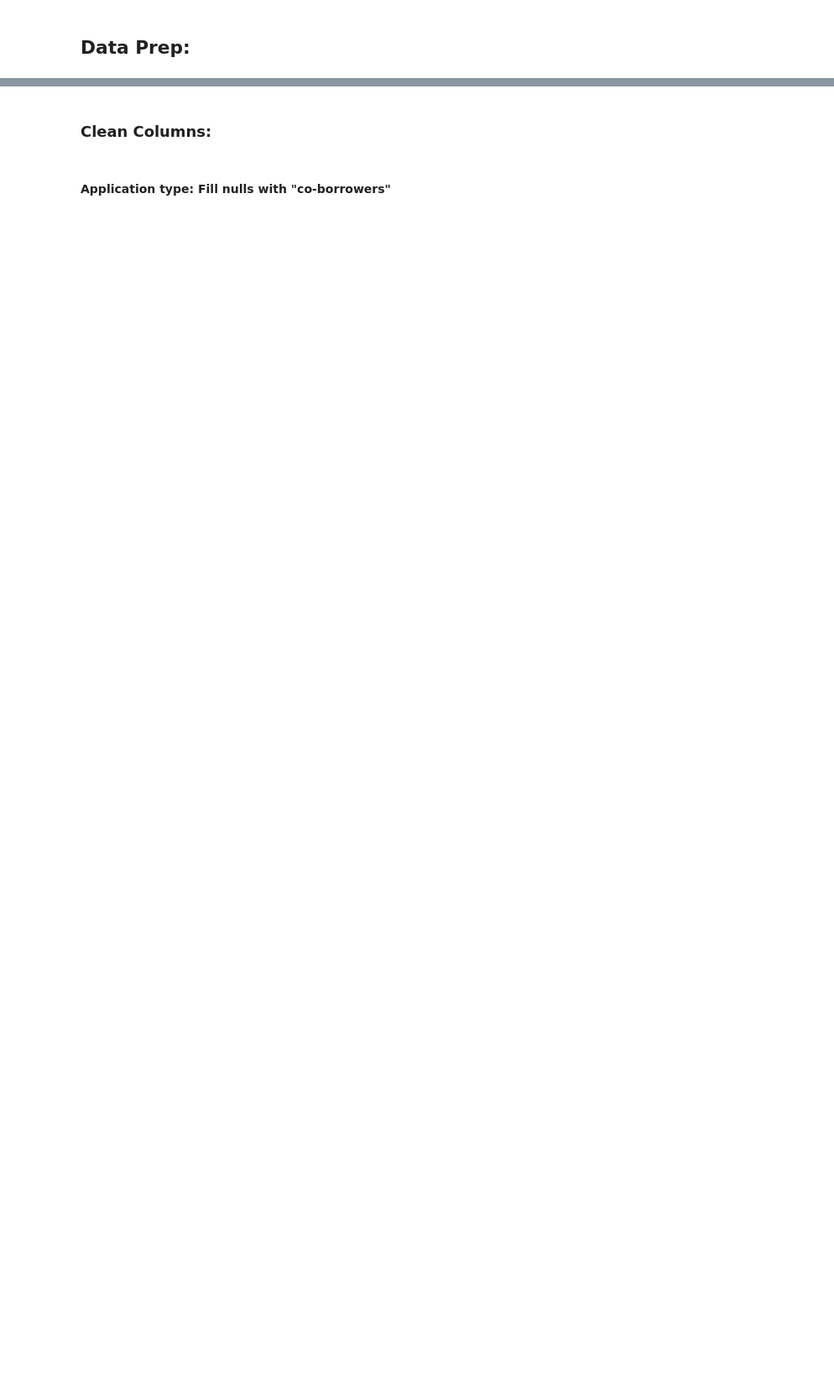
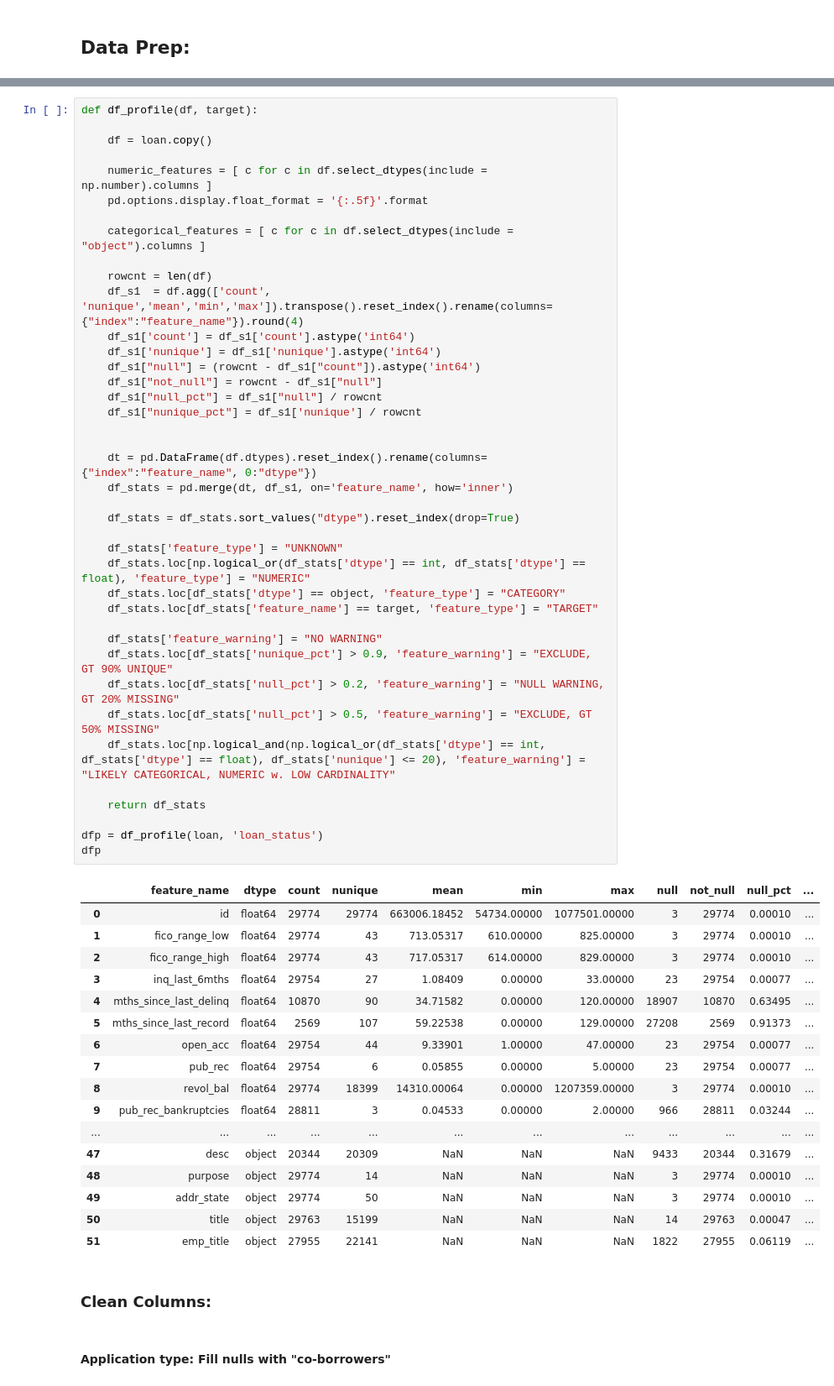
Before and after one commit to MikeVej/ML_LoanDefaults, a Jupyter notebook: LoandDefaults_MichaelVejsiri.ipynb, the cells around one changed output, grey strips where cells are left out. Shown at 84% size. Drawn from its saved outputs; the diff is of its cells as text; blank space fills up the shorter version.

```diff
--- a/LoandDefaults_MichaelVejsiri.ipynb
+++ b/LoandDefaults_MichaelVejsiri.ipynb
@@ -158,3 +188,61 @@ plt.show()
+# %%
+def df_profile(df, target):
+
+    df = loan.copy()
+
+    numeric_features = [ c for c in df.select_dtypes(include = np.number).columns ]
+    pd.options.display.float_format = '{:.5f}'.format
+
+    categorical_features = [ c for c in df.select_dtypes(include = "object").columns ]
+
+    rowcnt = len(df)
+    df_s1  = df.agg(['count', 'nunique','mean','min','max']).transpose().reset_index().rename(columns={"index":"feature_name"}).round(4)
+    df_s1['count'] = df_s1['count'].astype('int64')
+    df_s1['nunique'] = df_s1['nunique'].astype('int64')
+    df_s1["null"] = (rowcnt - df_s1["count"]).astype('int64')
+    df_s1["not_null"] = rowcnt - df_s1["null"]
+    df_s1["null_pct"] = df_s1["null"] / rowcnt
+    df_s1["nunique_pct"] = df_s1['nunique'] / rowcnt
+
+
+    dt = pd.DataFrame(df.dtypes).reset_index().rename(columns={"index":"feature_name", 0:"dtype"})
+    df_stats = pd.merge(dt, df_s1, on='feature_name', how='inner')
+
+    df_stats = df_stats.sort_values("dtype").reset_index(drop=True)
+
+    df_stats['feature_type'] = "UNKNOWN"
+    df_stats.loc[np.logical_or(df_stats['dtype'] == int, df_stats['dtype'] == float), 'feature_type'] = "NUMERIC"
+    df_stats.loc[df_stats['dtype'] == object, 'feature_type'] = "CATEGORY"
+    df_stats.loc[df_stats['feature_name'] == target, 'feature_type'] = "TARGET"
+
+    df_stats['feature_warning'] = "NO WARNING"
+    df_stats.loc[df_stats['nunique_pct'] > 0.9, 'feature_warning'] = "EXCLUDE, GT 90% UNIQUE"
+    df_stats.loc[df_stats['null_pct'] > 0.2, 'feature_warning'] = "NULL WARNING, GT 20% MISSING"
+    df_stats.loc[df_stats['null_pct'] > 0.5, 'feature_warning'] = "EXCLUDE, GT 50% MISSING"
+    df_stats.loc[np.logical_and(np.logical_or(df_stats['dtype'] == int, df_stats['dtype'] == float), df_stats['nunique'] <= 20), 'feature_warning'] = "LIKELY CATEGORICAL, NUMERIC w. LOW CARDINALITY"
+
+    return df_stats
+
+dfp = df_profile(loan, 'loan_status')
+dfp
+# %% [output]
+|  | feature_name | dtype | count | nunique | mean | min | max | null | not_null | null_pct | ... |
+| 0 | id | float64 | 29774 | 29774 | 663006.18452 | 54734.00000 | 1077501.00000 | 3 | 29774 | 0.00010 | ... |
+| 1 | fico_range_low | float64 | 29774 | 43 | 713.05317 | 610.00000 | 825.00000 | 3 | 29774 | 0.00010 | ... |
+| 2 | fico_range_high | float64 | 29774 | 43 | 717.05317 | 614.00000 | 829.00000 | 3 | 29774 | 0.00010 | ... |
+| 3 | inq_last_6mths | float64 | 29754 | 27 | 1.08409 | 0.00000 | 33.00000 | 23 | 29754 | 0.00077 | ... |
+| 4 | mths_since_last_delinq | float64 | 10870 | 90 | 34.71582 | 0.00000 | 120.00000 | 18907 | 10870 | 0.63495 | ... |
+| 5 | mths_since_last_record | float64 | 2569 | 107 | 59.22538 | 0.00000 | 129.00000 | 27208 | 2569 | 0.91373 | ... |
+| 6 | open_acc | float64 | 29754 | 44 | 9.33901 | 1.00000 | 47.00000 | 23 | 29754 | 0.00077 | ... |
+| 7 | pub_rec | float64 | 29754 | 6 | 0.05855 | 0.00000 | 5.00000 | 23 | 29754 | 0.00077 | ... |
+| 8 | revol_bal | float64 | 29774 | 18399 | 14310.00064 | 0.00000 | 1207359.00000 | 3 | 29774 | 0.00010 | ... |
+| 9 | pub_rec_bankruptcies | float64 | 28811 | 3 | 0.04533 | 0.00000 | 2.00000 | 966 | 28811 | 0.03244 | ... |
+| ... | ... | ... | ... | ... | ... | ... | ... | ... | ... | ... | ... |
+| 47 | desc | object | 20344 | 20309 | NaN | NaN | NaN | 9433 | 20344 | 0.31679 | ... |
+| 48 | purpose | object | 29774 | 14 | NaN | NaN | NaN | 3 | 29774 | 0.00010 | ... |
+| 49 | addr_state | object | 29774 | 50 | NaN | NaN | NaN | 3 | 29774 | 0.00010 | ... |
+| 50 | title | object | 29763 | 15199 | NaN | NaN | NaN | 14 | 29763 | 0.00047 | ... |
+| 51 | emp_title | object | 27955 | 22141 | NaN | NaN | NaN | 1822 | 27955 | 0.06119 | ... |
 # %% [markdown]
 ### Clean Columns:
 # %% [markdown]
```
Also changed, not shown: parts of 15 cells of this notebook.
